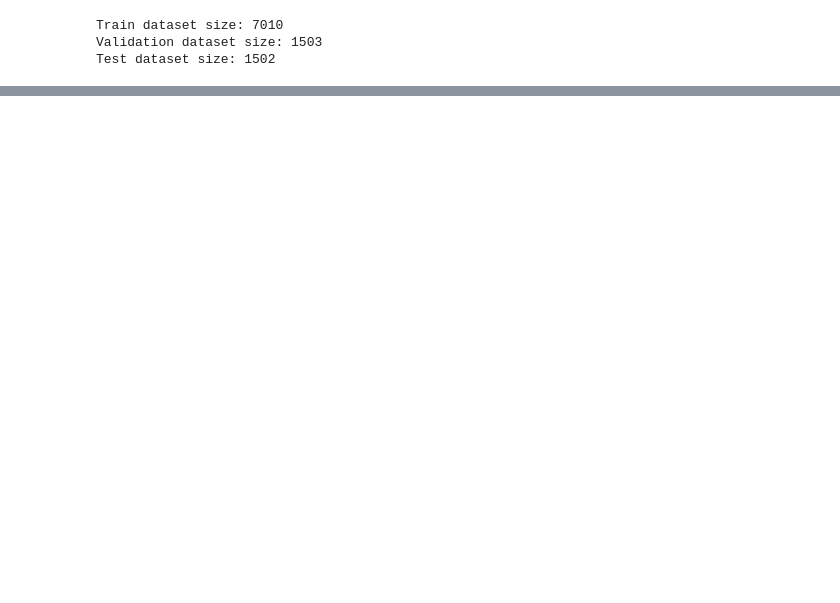
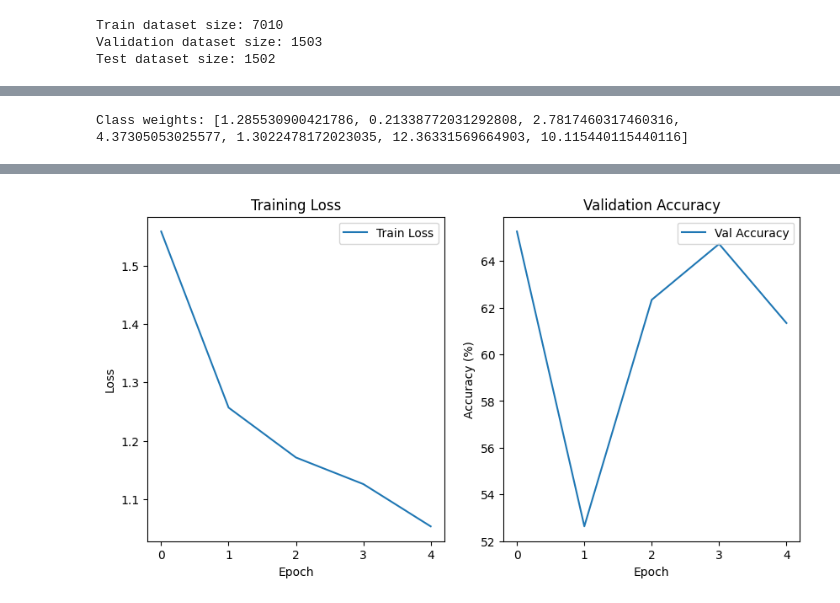
Before and after one commit to AhmedSamir423/Skin-Cancer-Classification-and-Segmentation, a Jupyter notebook: SkinCancerProject.ipynb, the cells around one changed output, grey strips where cells are left out. Drawn from its saved outputs; the diff is of its cells as text; code cells hidden in the pictures; blank space fills up the shorter version.

Commit message:
Classification done (pre-trained CNN) was used

```diff
--- a/SkinCancerProject.ipynb
+++ b/SkinCancerProject.ipynb
@@ -327,6 +356,8 @@ class SkinCancerDataset(Dataset):
         # Load image
         image_path = self.image_paths[idx]
         image = cv2.imread(image_path)
+        if image is None:
+            raise ValueError(f"Failed to load image: {image_path}")
         image = cv2.cvtColor(image, cv2.COLOR_BGR2RGB)  # Convert BGR to RGB
 
         # Load mask
@@ -554,0 +445,76 @@ import numpy as np
+# %%
+# Compute class weights based on training set
+class_counts = {}
+for label in train_dataset.labels:
+    class_counts[label] = class_counts.get(label, 0) + 1
+
+total_samples = len(train_dataset)
+class_weights = [total_samples / (len(classes) * class_counts[i]) for i in range(len(classes))]
+class_weights_tensor = torch.tensor(class_weights, dtype=torch.float).to(device)
+print("Class weights:", class_weights)
+# %% [output]
+Class weights: [1.285530900421786, 0.21338772031292808, 2.7817460317460316, 4.37305053025577, 1.3022478172023035, 12.36331569664903, 10.115440115440116]
+# %%
+import torch.optim as optim
+import matplotlib.pyplot as plt
+
+# Freeze all layers except the final fully connected layer
+for param in model.parameters():
+    param.requires_grad = False
+for param in model.fc.parameters():
+    param.requires_grad = True
+
+# Loss and optimizer
+criterion = nn.CrossEntropyLoss(weight=class_weights_tensor)
+optimizer = optim.Adam(model.fc.parameters(), lr=0.001)
+
+# Training loop (first phase: train only the final layer)
+num_epochs = 5
+train_losses = []
+val_accuracies = []
+
+for epoch in range(num_epochs):
+    model.train()
+    running_loss = 0.0
+    for images, _, labels in train_loader:  # Ignore masks for classification
+        images, labels = images.to(device), labels.to(device)
+        optimizer.zero_grad()
+        outputs = model(images)
+        loss = criterion(outputs, labels)
+        loss.backward()
+        optimizer.step()
+        running_loss += loss.item()
+    train_loss = running_loss / len(train_loader)
+    train_losses.append(train_loss)
+
+    model.eval()
+    correct = 0
+    total = 0
+    with torch.no_grad():
+        for images, _, labels in val_loader:
+            images, labels = images.to(device), labels.to(device)
+            outputs = model(images)
+            _, predicted = torch.max(outputs, 1)
+            total += labels.size(0)
+            correct += (predicted == labels).sum().item()
+    val_acc = 100 * correct / total
+    val_accuracies.append(val_acc)
+
+    print(f"Epoch [{epoch+1}/{num_epochs}] - Train Loss: {train_loss:.4f}, Val Acc: {val_acc:.2f}%")
+
+# Plot training curves
+plt.figure(figsize=(10, 5))
+plt.subplot(1, 2, 1)
+plt.plot(train_losses, label="Train Loss")
+plt.title("Training Loss")
+plt.xlabel("Epoch")
+plt.ylabel("Loss")
+plt.legend()
+plt.subplot(1, 2, 2)
+plt.plot(val_accuracies, label="Val Accuracy")
+plt.title("Validation Accuracy")
+plt.xlabel("Epoch")
+plt.ylabel("Accuracy (%)")
+plt.legend()
+plt.show()
+# %% [output]
@@ -554,0 +526 @@ import numpy as np
+[figure, added]
```
Also changed, not shown: parts of 21 cells of this notebook.
